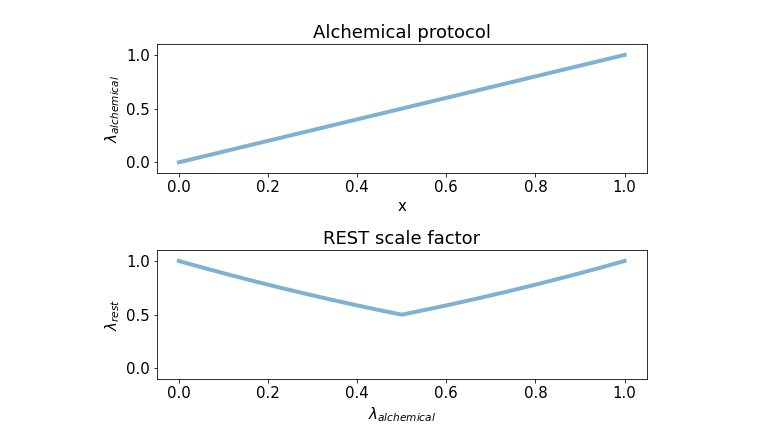
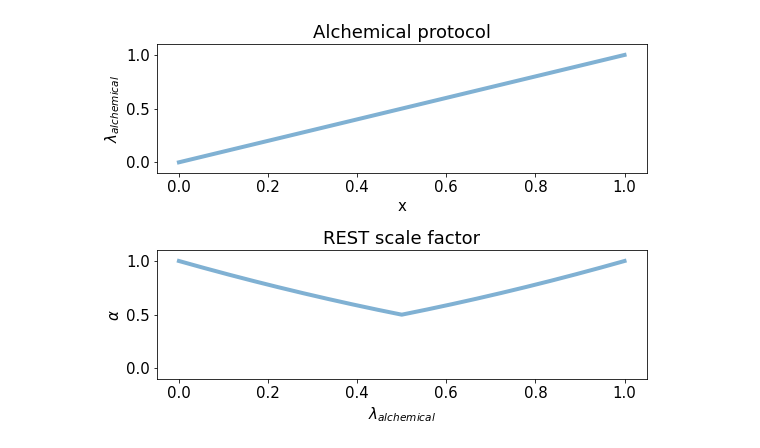
Before and after one commit to choderalab/perses-barnase-barstar-paper, a Jupyter notebook: scripts/05_analyze/5_alchemical_rest_protocol_plot.ipynb, the cells around one changed output. Drawn from its saved outputs; the diff is of its cells as text; code cells hidden in the pictures.

```diff
--- a/scripts/05_analyze/5_alchemical_rest_protocol_plot.ipynb
+++ b/scripts/05_analyze/5_alchemical_rest_protocol_plot.ipynb
@@ -25,32 +25,32 @@ plt.rc('font', size=15)
 
 # Plot
 global_lambda = np.linspace(0.,1.,2500)
 for i, f in enumerate(functions):
     x = global_lambda
     if f == 'rest':
         y = [functions[f](l) * functions[f](l) for l in global_lambda]
         axes[i].plot(x, y, linewidth=4, color="#80b1d3")
     else:
         y = [functions[f](l) for l in global_lambda]
         axes[i].plot(x, y, linewidth=4, color="#80b1d3")
 
 # Set axis labels
 axes[0].set_xlabel("x")
 axes[1].set_xlabel(r"$\lambda_{alchemical}$")
-labels = [r"$\lambda_{alchemical}$", r"$\lambda_{rest}$"]
+labels = [r"$\lambda_{alchemical}$", r"$\alpha$"]
 for label, ax in zip(labels, axes):
     ax.set_ylabel(label)
     ax.set_ylim([-0.1, 1.1])
 
 # Set title
 axes[0].set_title('Alchemical protocol')
 axes[1].set_title('REST scale factor')
 
 # Ensure x-axis labels are not cut off
 plt.tight_layout()
 
 # Save plot as pdf
 save_path = "/data/chodera/zhangi/perses_benchmark/repex/perses-bnbs-paper-fourth-attempt/protocols.pdf"
 plt.savefig(save_path, dpi=500)
 # %% [output]
-[figure, old version]
+[figure, new version]
```
Also changed, not shown: 3 other files.
